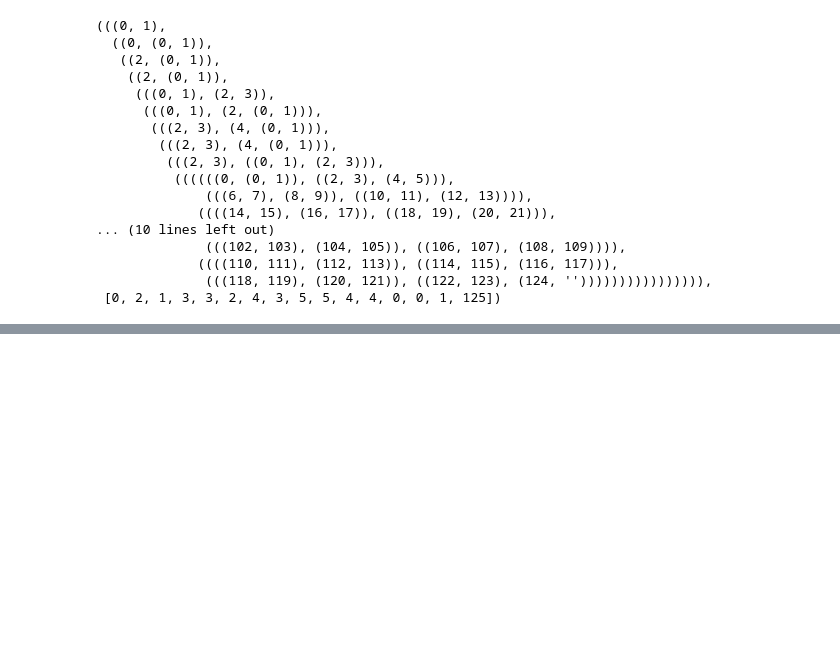
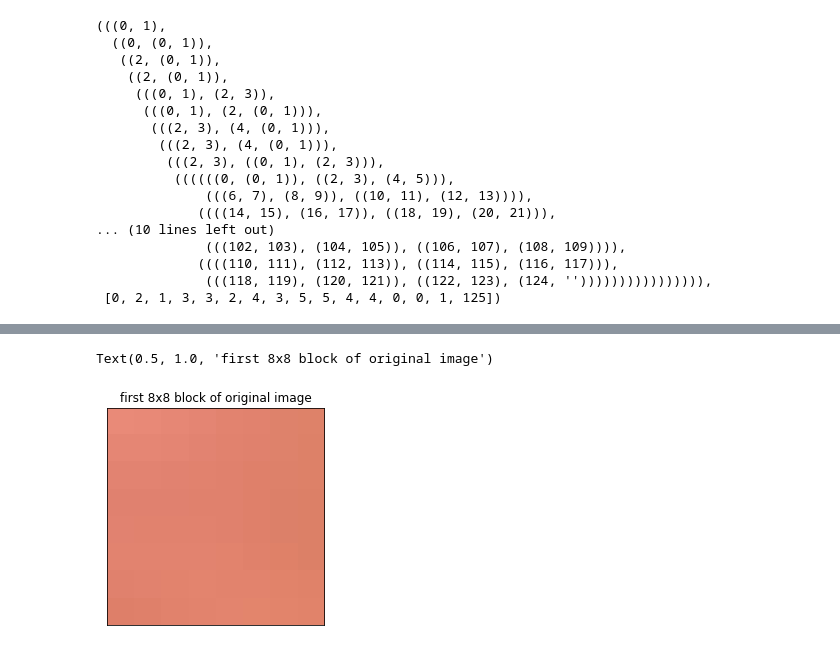
Before and after one commit to arockyu/python_beginner, a Jupyter notebook: jpeg_binary_data_analysis.ipynb, the cells around one changed output, grey strips where cells are left out. Saved outputs shown, nothing was run; the diff lists cells and outputs as text; code cells hidden in the pictures; blank space fills up the shorter version.

```diff
--- a/jpeg_binary_data_analysis.ipynb
+++ b/jpeg_binary_data_analysis.ipynb
@@ -1126,0 +1583,9 @@ def huffman_tree(Length_List,Assign_List=[0,0,0,0,0,0,0,0,0,0,0,0,0,0,0,0]):
+# %%
+img[0:8,0:8,:]
+imgplot = plt.imshow(img[0:8,0:8,:])  #jpegファイルの描画
+imgplot.axes.set_xticks([]) #x軸の目盛を削除
+imgplot.axes.set_yticks([]) #y軸の目盛を削除
+imgplot.axes.set_title("first 8x8 block of original image")
+# %% [output]
+Text(0.5, 1.0, 'first 8x8 block of original image')
+[figure, added]
```
Also changed, not shown: parts of 56 cells of this notebook.
